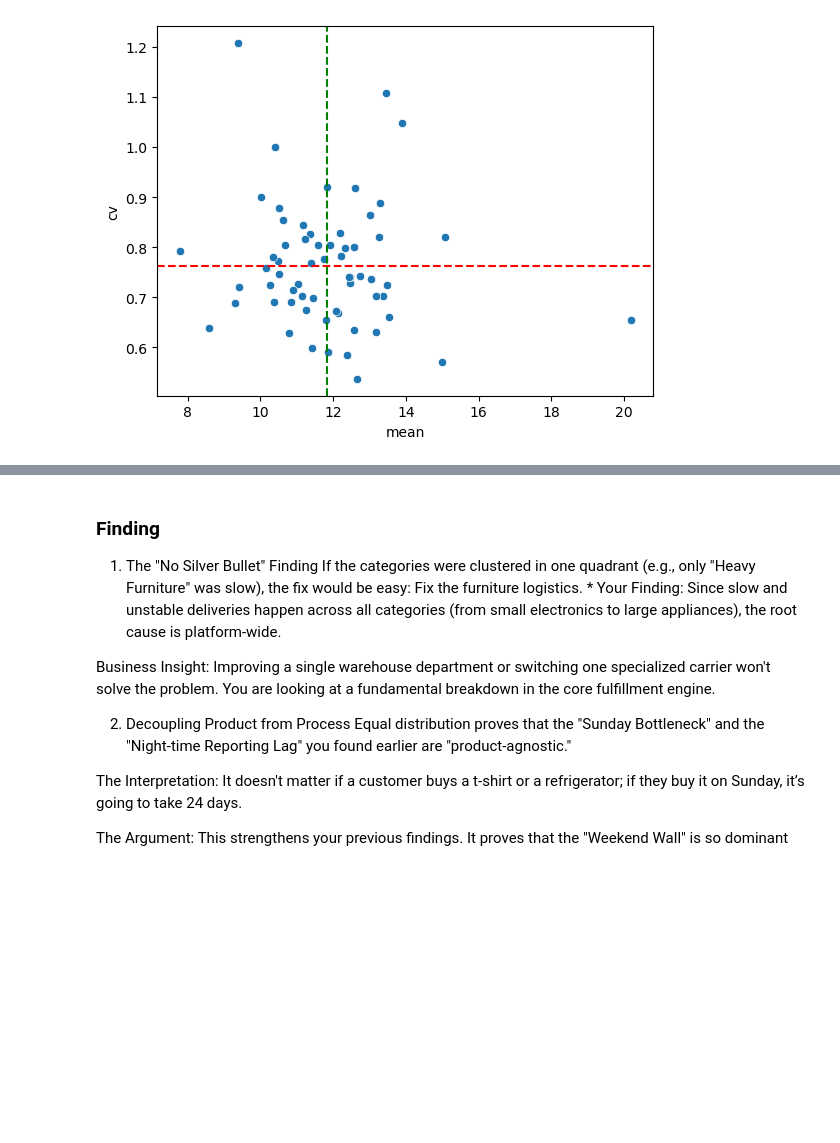
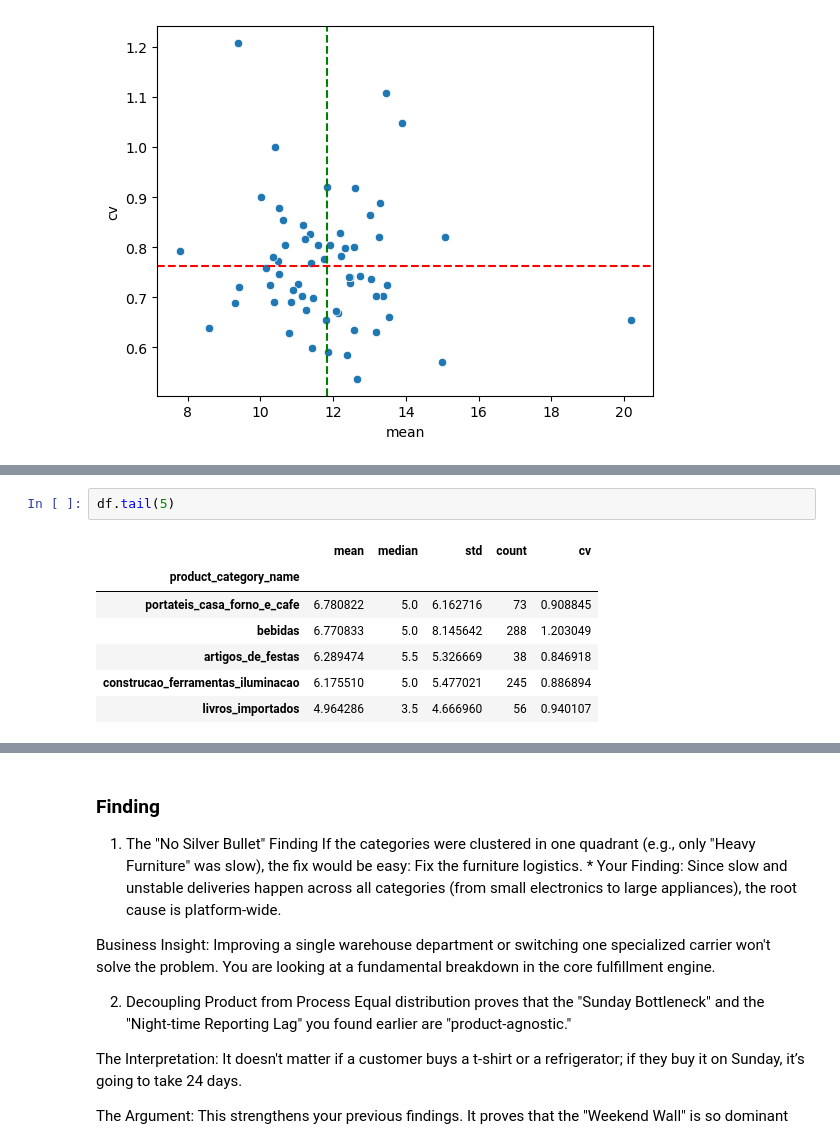
Before and after one commit to yunwe/olist-logistics-efficiency, a Jupyter notebook: notebooks/Product Category.ipynb, the cells around one changed output, grey strips where cells are left out. Drawn from its saved outputs; the diff is of its cells as text; blank space fills up the shorter version.

```diff
--- a/notebooks/Product Category.ipynb
+++ b/notebooks/Product Category.ipynb
@@ -76,0 +112,10 @@ plt.show()
+# %%
+df.tail(5)
+# %% [output]
+|  | mean | median | std | count | cv |
+| product_category_name |  |  |  |  |  |
+| portateis_casa_forno_e_cafe | 6.780822 | 5.0 | 6.162716 | 73 | 0.908845 |
+| bebidas | 6.770833 | 5.0 | 8.145642 | 288 | 1.203049 |
+| artigos_de_festas | 6.289474 | 5.5 | 5.326669 | 38 | 0.846918 |
+| construcao_ferramentas_iluminacao | 6.175510 | 5.0 | 5.477021 | 245 | 0.886894 |
+| livros_importados | 4.964286 | 3.5 | 4.666960 | 56 | 0.940107 |
```
Also changed, not shown: parts of 7 cells of this notebook, 18 other files.
